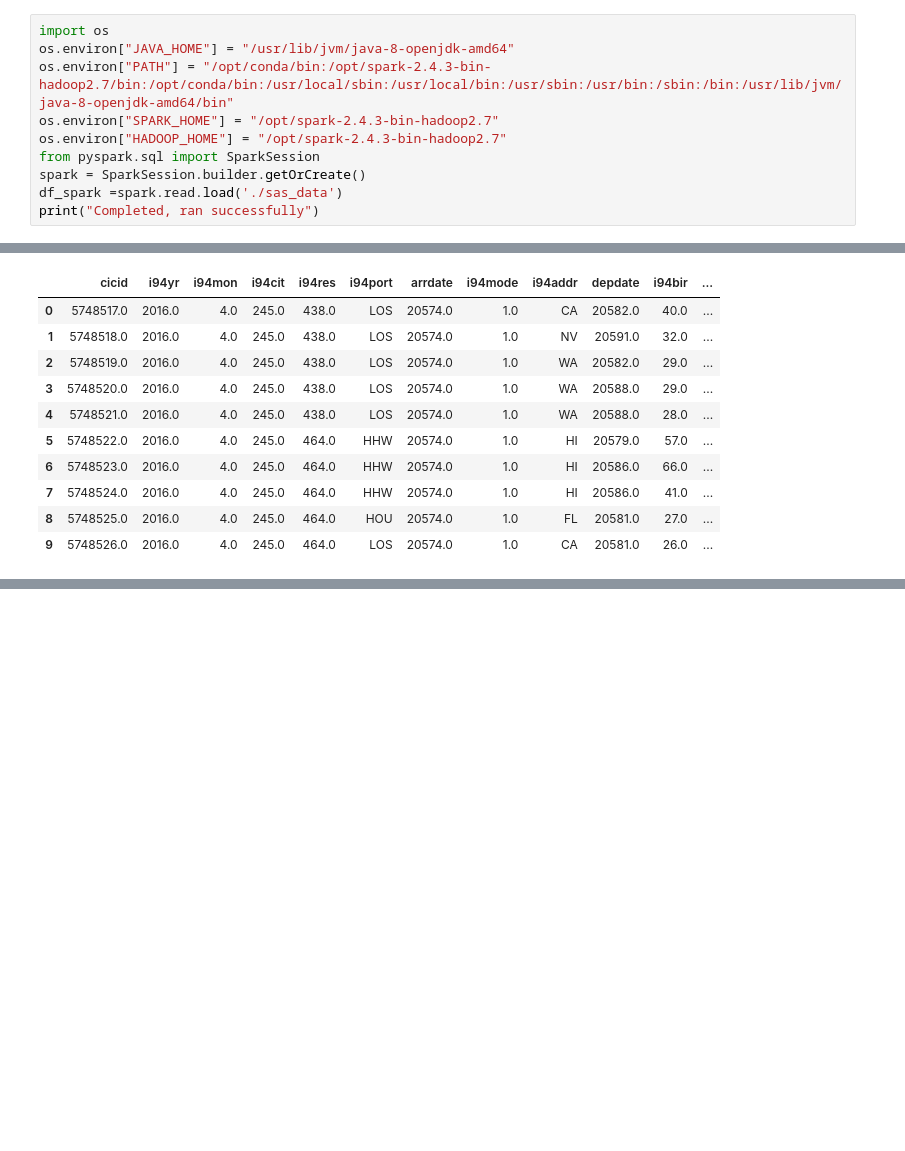
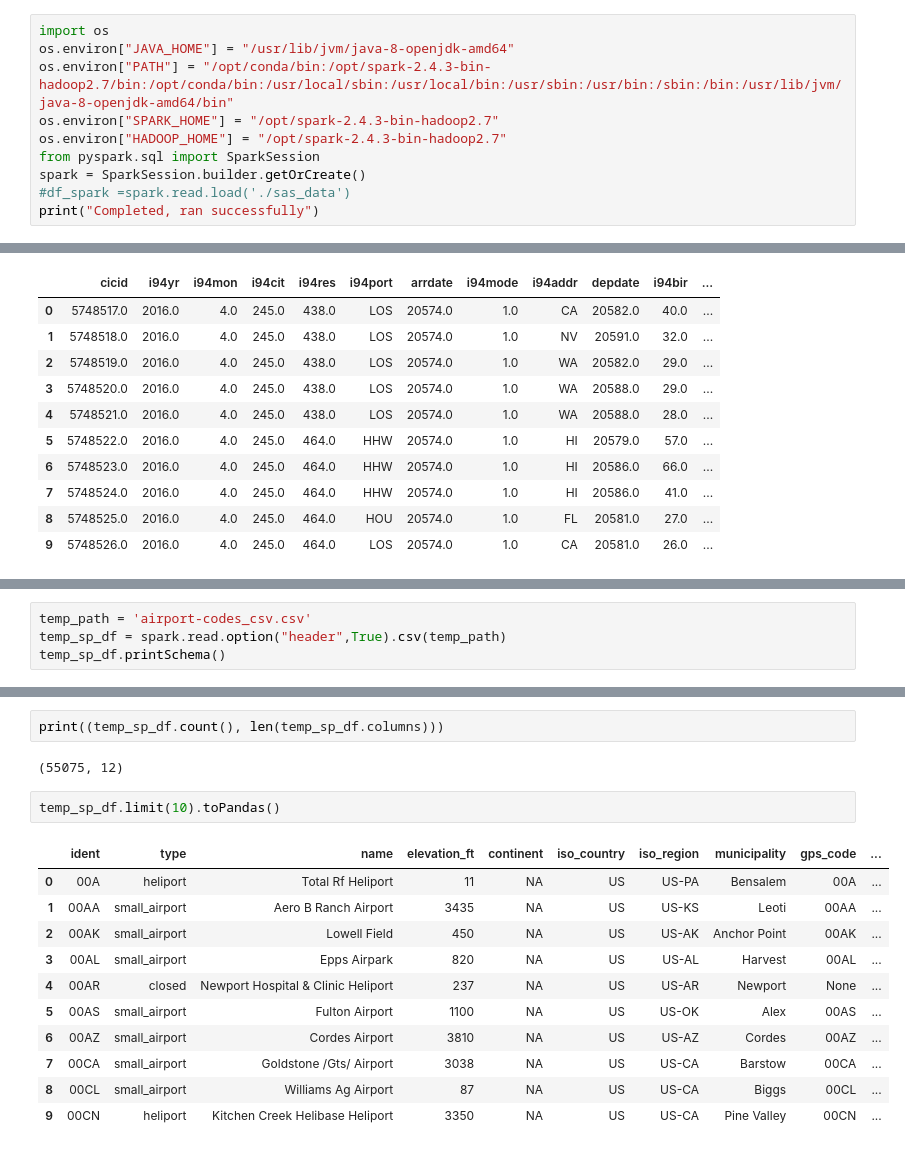
Before and after one commit to juan-ivan-NV/Data_Engineering_Nanodegree, a Jupyter notebook: 16_Project_5_Capstone_Project/capstone_project_notebook.ipynb, the cells around one changed output, grey strips where cells are left out. Saved outputs shown, nothing was run; the diff lists cells and outputs as text; blank space fills up the shorter version.

Commit message:
transforming airport coordinates

```diff
--- a/16_Project_5_Capstone_Project/capstone_project_notebook.ipynb
+++ b/16_Project_5_Capstone_Project/capstone_project_notebook.ipynb
@@ -13,5 +13,5 @@ os.environ["SPARK_HOME"] = "/opt/spark-2.4.3-bin-hadoop2.7"
 os.environ["HADOOP_HOME"] = "/opt/spark-2.4.3-bin-hadoop2.7"
 from pyspark.sql import SparkSession
 spark = SparkSession.builder.getOrCreate()
-df_spark =spark.read.load('./sas_data')
+#df_spark =spark.read.load('./sas_data')
 print("Completed, ran successfully")
@@ -73,0 +113,4 @@ Getting rid og columns with the most 'Null' data
+# %%
+temp_path = 'airport-codes_csv.csv'
+temp_sp_df = spark.read.option("header",True).csv(temp_path)
+temp_sp_df.printSchema()
@@ -73,0 +131,18 @@ Getting rid og columns with the most 'Null' data
+# %%
+print((temp_sp_df.count(), len(temp_sp_df.columns)))
+# %% [output]
+(55075, 12)
+# %%
+temp_sp_df.limit(10).toPandas()
+# %% [output]
+|  | ident | type | name | elevation_ft | continent | iso_country | iso_region | municipality | gps_code | ... |
+| 0 | 00A | heliport | Total Rf Heliport | 11 | NA | US | US-PA | Bensalem | 00A | ... |
+| 1 | 00AA | small_airport | Aero B Ranch Airport | 3435 | NA | US | US-KS | Leoti | 00AA | ... |
+| 2 | 00AK | small_airport | Lowell Field | 450 | NA | US | US-AK | Anchor Point | 00AK | ... |
+| 3 | 00AL | small_airport | Epps Airpark | 820 | NA | US | US-AL | Harvest | 00AL | ... |
+| 4 | 00AR | closed | Newport Hospital & Clinic Heliport | 237 | NA | US | US-AR | Newport | None | ... |
+| 5 | 00AS | small_airport | Fulton Airport | 1100 | NA | US | US-OK | Alex | 00AS | ... |
+| 6 | 00AZ | small_airport | Cordes Airport | 3810 | NA | US | US-AZ | Cordes | 00AZ | ... |
+| 7 | 00CA | small_airport | Goldstone /Gts/ Airport | 3038 | NA | US | US-CA | Barstow | 00CA | ... |
+| 8 | 00CL | small_airport | Williams Ag Airport | 87 | NA | US | US-CA | Biggs | 00CL | ... |
+| 9 | 00CN | heliport | Kitchen Creek Helibase Heliport | 3350 | NA | US | US-CA | Pine Valley | 00CN | ... |
```
Also changed, not shown: parts of 11 cells of this notebook.
